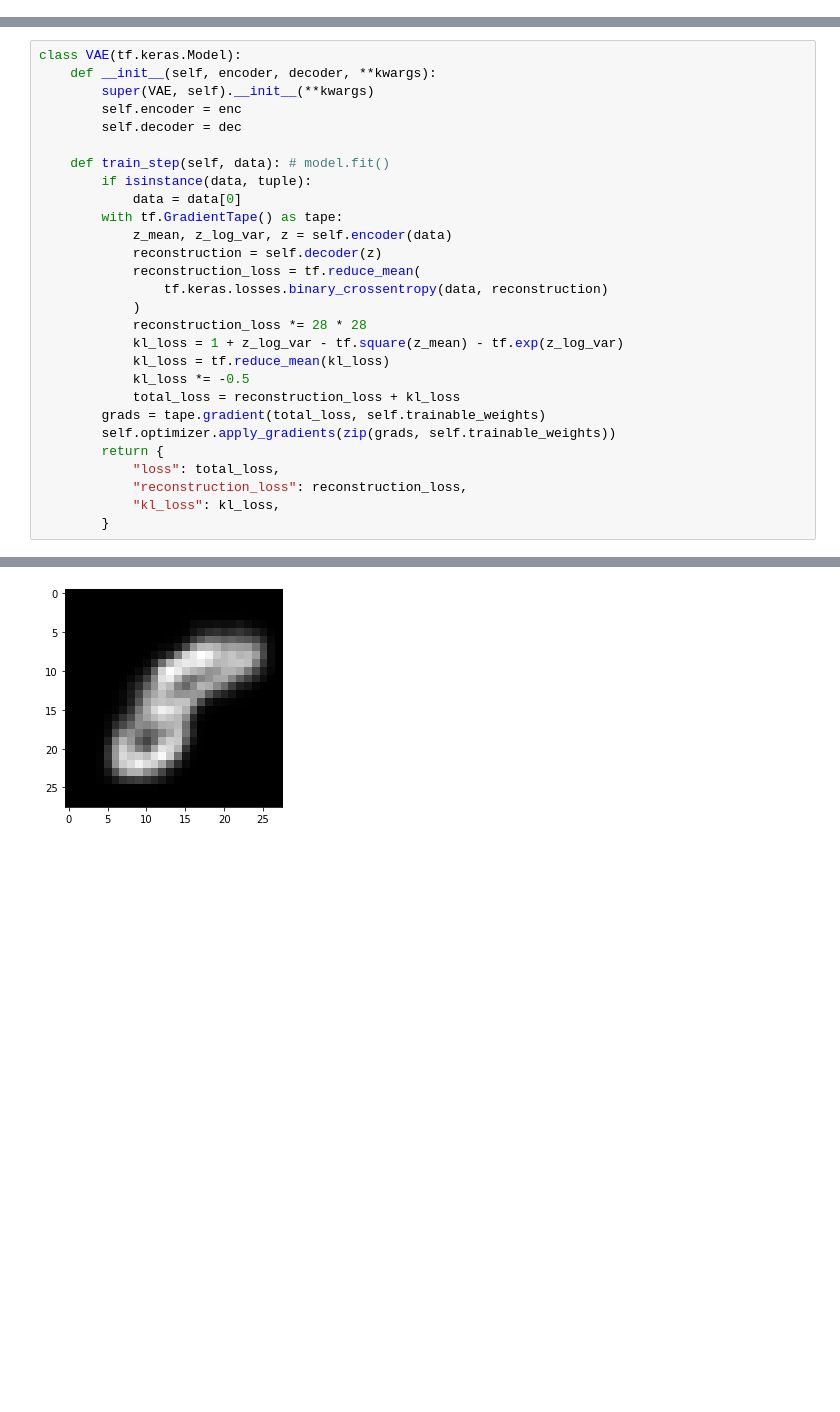
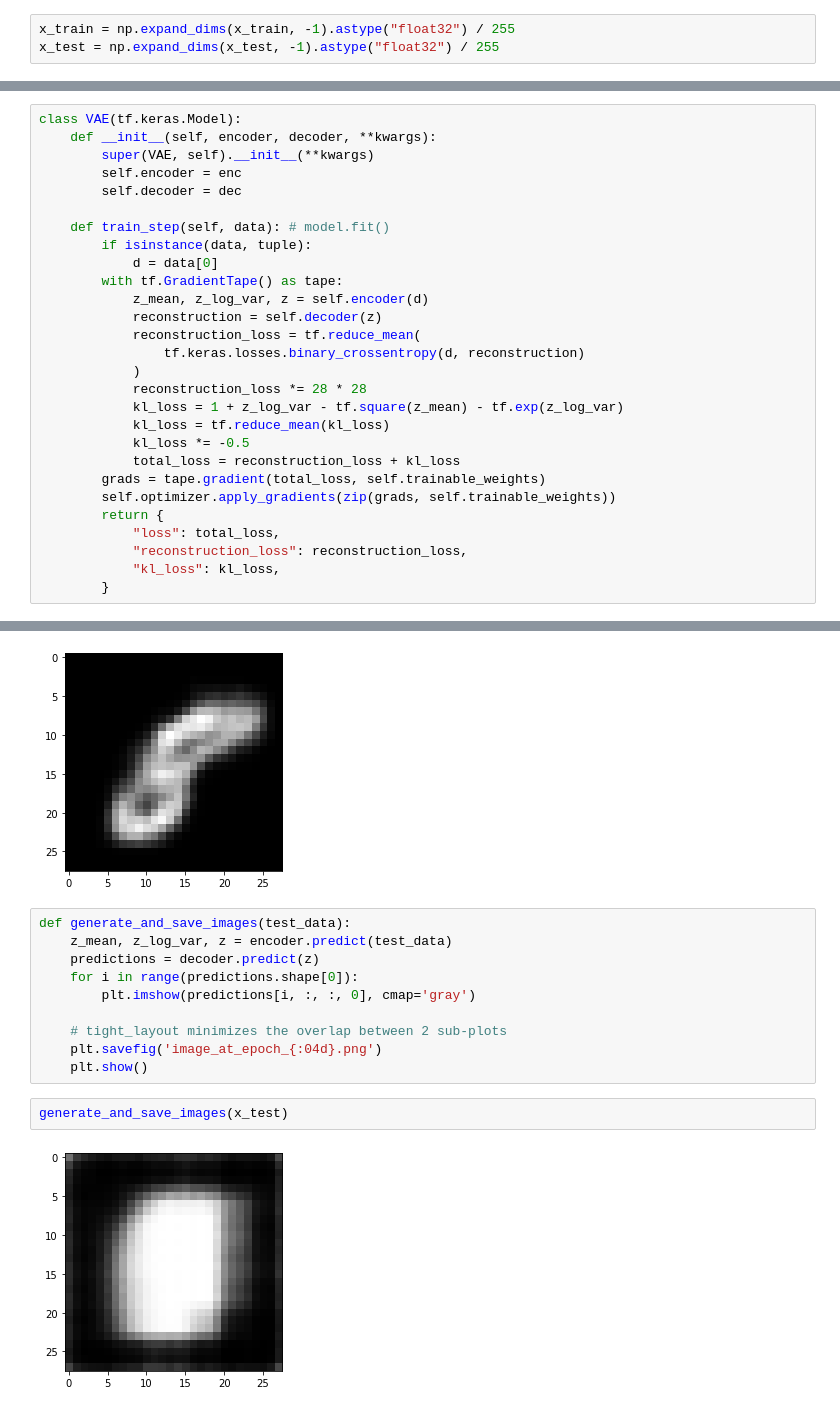
Before and after one commit to surajkarki66/Generative_AI_for_Computer_Vision, a Jupyter notebook: Autoencoders/variational_autoencoder.ipynb, the cells around one changed output, grey strips where cells are left out. Drawn from its saved outputs; the diff is of its cells as text; blank space fills up the shorter version.

```diff
--- a/Autoencoders/variational_autoencoder.ipynb
+++ b/Autoencoders/variational_autoencoder.ipynb
@@ -17,0 +14,3 @@ print(mnist_digits.shape)
+# %%
+x_train = np.expand_dims(x_train, -1).astype("float32") / 255
+x_test = np.expand_dims(x_test, -1).astype("float32") / 255
@@ -122,12 +125,12 @@ class VAE(tf.keras.Model):
 
     def train_step(self, data): # model.fit()
         if isinstance(data, tuple):
-            data = data[0]
+            d = data[0]
         with tf.GradientTape() as tape:
-            z_mean, z_log_var, z = self.encoder(data)
+            z_mean, z_log_var, z = self.encoder(d)
             reconstruction = self.decoder(z)
             reconstruction_loss = tf.reduce_mean(
-                tf.keras.losses.binary_crossentropy(data, reconstruction)
+                tf.keras.losses.binary_crossentropy(d, reconstruction)
             )
             reconstruction_loss *= 28 * 28
             kl_loss = 1 + z_log_var - tf.square(z_mean) - tf.exp(z_log_var)
@@ -268,3 +271,17 @@ plt.imshow(digit, cmap='gray')
 # %% [output]
 <matplotlib.image.AxesImage at 0x...>
 [figure]
+# %%
+def generate_and_save_images(test_data):
+    z_mean, z_log_var, z = encoder.predict(test_data)
+    predictions = decoder.predict(z)
+    for i in range(predictions.shape[0]):
+        plt.imshow(predictions[i, :, :, 0], cmap='gray')
+
+    # tight_layout minimizes the overlap between 2 sub-plots
+    plt.savefig('image_at_epoch_{:04d}.png')
+    plt.show()
+# %%
+generate_and_save_images(x_test)
+# %% [output]
+[figure, added]
```
Also changed, not shown: parts of 6 cells of this notebook, 1 other file.
